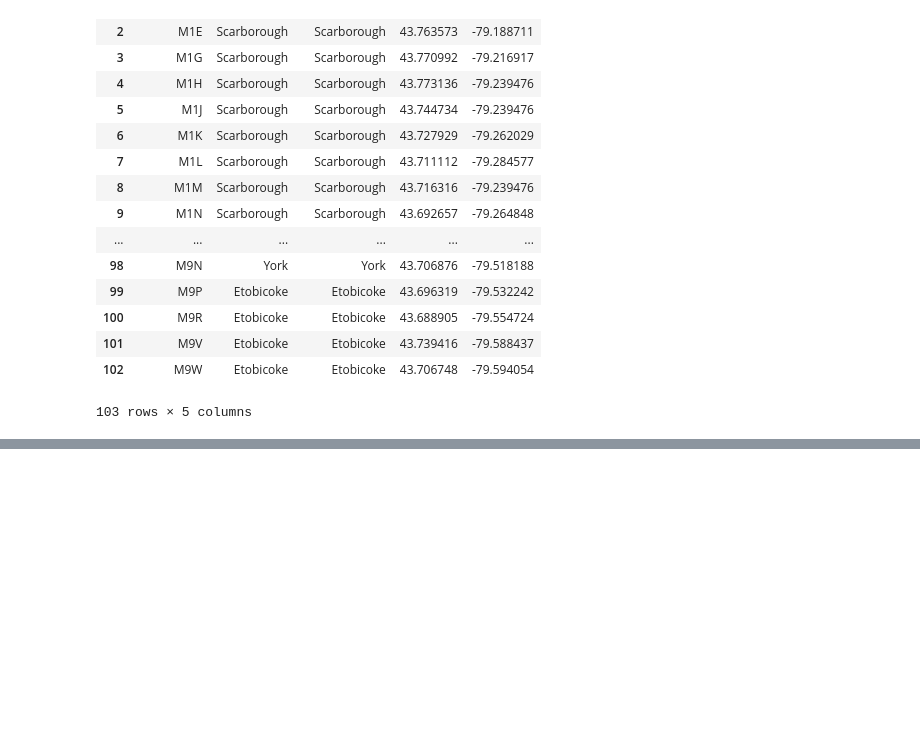
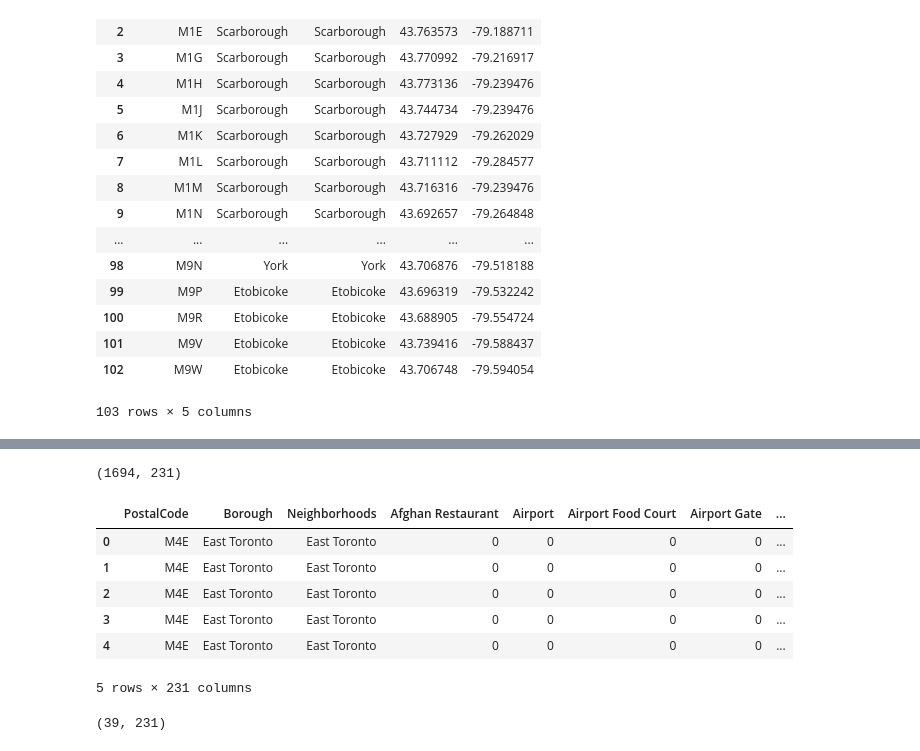
Before and after one commit to aditipict/Coursera_Capstone, a Jupyter notebook: Segmentation.ipynb, the cells around one changed output, grey strips where cells are left out. Cells and saved outputs as stored; diff of their text form; code cells hidden in the pictures; blank space fills up the shorter version.

```diff
--- a/Segmentation.ipynb
+++ b/Segmentation.ipynb
@@ -106,0 +173,29 @@ df_toronto_comb
+# %%
+radius = 500
+LIMIT = 100
+
+venues = []
+
+for lat, long, post, borough, neighborhood in zip(df_central['Latitude'], df_central['Longitude'], df_central['PostalCode'], df_central['Borough'], df_central['Neighborhood']):
+    url = "https://api.foursquare.com/v2/venues/explore?client_id={}&client_secret={}&v={}&ll={},{}&radius={}&limit={}".format(
+        CLIENT_ID,
+        CLIENT_SECRET,
+        VERSION,
+        lat,
+        long,
+        radius,
+        LIMIT)
+
+    results = requests.get(url).json()["response"]['groups'][0]['items']
+
+    for venue in results:
+        venues.append((
+            post,
+            borough,
+            neighborhood,
+            lat,
+            long,
+            venue['venue']['name'],
+            venue['venue']['location']['lat'],
+            venue['venue']['location']['lng'],
+            venue['venue']['categories'][0]['name']))
@@ -106,0 +228,26 @@ df_toronto_comb
+# %%
+tor_onehot = pd.get_dummies(venues_df[['VenueCategory']], prefix="", prefix_sep="")
+
+tor_onehot['PostalCode'] = venues_df['PostalCode']
+tor_onehot['Borough'] = venues_df['Borough']
+tor_onehot['Neighborhoods'] = venues_df['Neighborhood']
+
+fix_columns = list(tor_onehot.columns[-3:]) + list(tor_onehot.columns[:-3])
+tor_onehot = tor_onehot[fix_columns]
+
+print(tor_onehot.shape)
+tor_onehot.head()
+# %% [output]
+(1694, 231)
+|  | PostalCode | Borough | Neighborhoods | Afghan Restaurant | Airport | Airport Food Court | Airport Gate | ... |
+| 0 | M4E | East Toronto | East Toronto | 0 | 0 | 0 | 0 | ... |
+| 1 | M4E | East Toronto | East Toronto | 0 | 0 | 0 | 0 | ... |
+| 2 | M4E | East Toronto | East Toronto | 0 | 0 | 0 | 0 | ... |
+| 3 | M4E | East Toronto | East Toronto | 0 | 0 | 0 | 0 | ... |
+| 4 | M4E | East Toronto | East Toronto | 0 | 0 | 0 | 0 | ... |
+5 rows × 231 columns
+# %%
+tor_venues_freq = tor_onehot.groupby(['PostalCode', 'Borough', 'Neighborhoods']).mean().reset_index()
+print(tor_venues_freq.shape)
+# %% [output]
+(39, 231)
```
Also changed, not shown: parts of 11 cells of this notebook.
